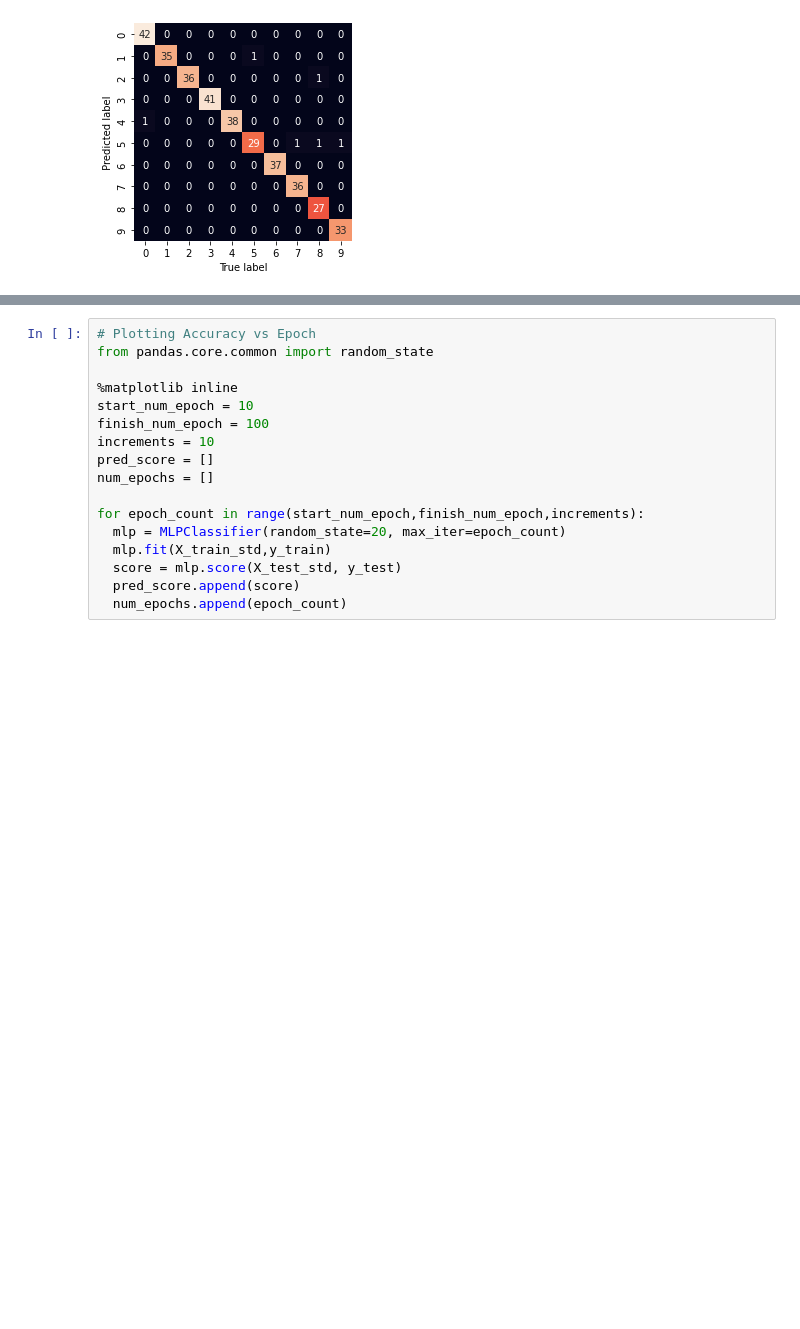
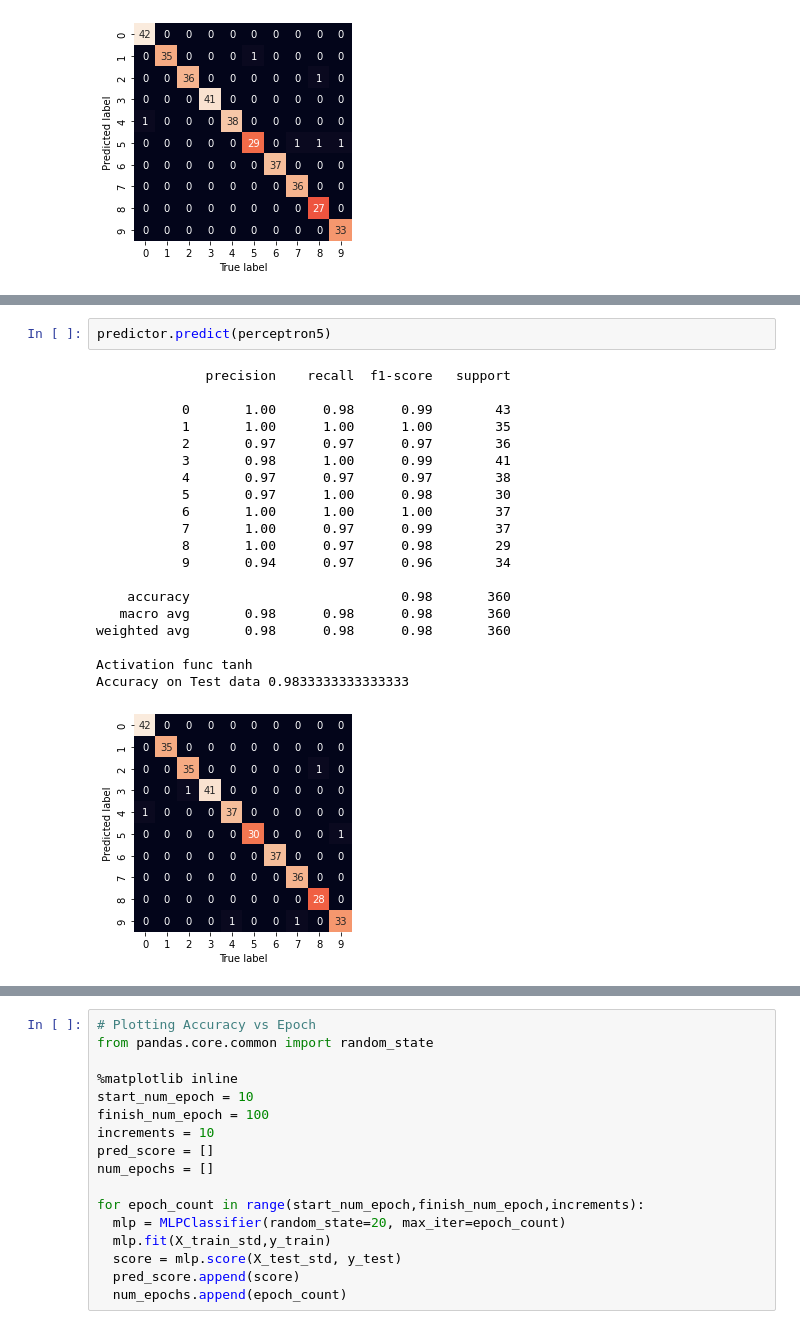
Before and after one commit to SachinSharma6174/neural_network, a Jupyter notebook: MultilayerPerceptron.ipynb, the cells around one changed output, grey strips where cells are left out. Drawn from its saved outputs; the diff is of its cells as text; blank space fills up the shorter version.

```diff
--- a/MultilayerPerceptron.ipynb
+++ b/MultilayerPerceptron.ipynb
@@ -220,0 +244,23 @@ Accuracy on Test data 0.9833333333333333
+# %%
+predictor.predict(perceptron5)
+# %% [output]
+              precision    recall  f1-score   support
+
+           0       1.00      0.98      0.99        43
+           1       1.00      1.00      1.00        35
+           2       0.97      0.97      0.97        36
+           3       0.98      1.00      0.99        41
+           4       0.97      0.97      0.97        38
+           5       0.97      1.00      0.98        30
+           6       1.00      1.00      1.00        37
+           7       1.00      0.97      0.99        37
+           8       1.00      0.97      0.98        29
+           9       0.94      0.97      0.96        34
+
+    accuracy                           0.98       360
+   macro avg       0.98      0.98      0.98       360
+weighted avg       0.98      0.98      0.98       360
+
+Activation func tanh
+Accuracy on Test data 0.9833333333333333
+[figure, added]
```
Also changed, not shown: parts of 4 cells of this notebook.
